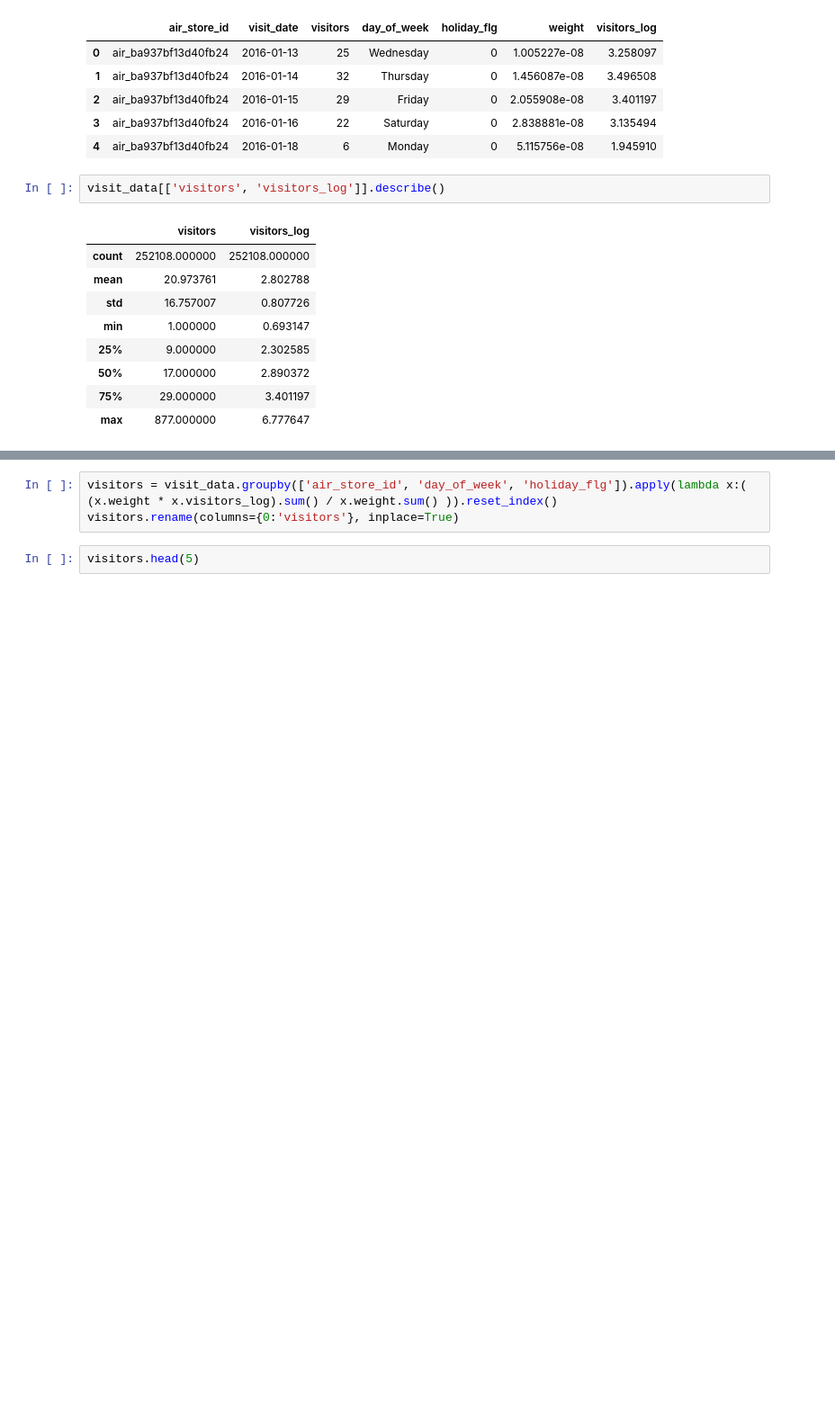
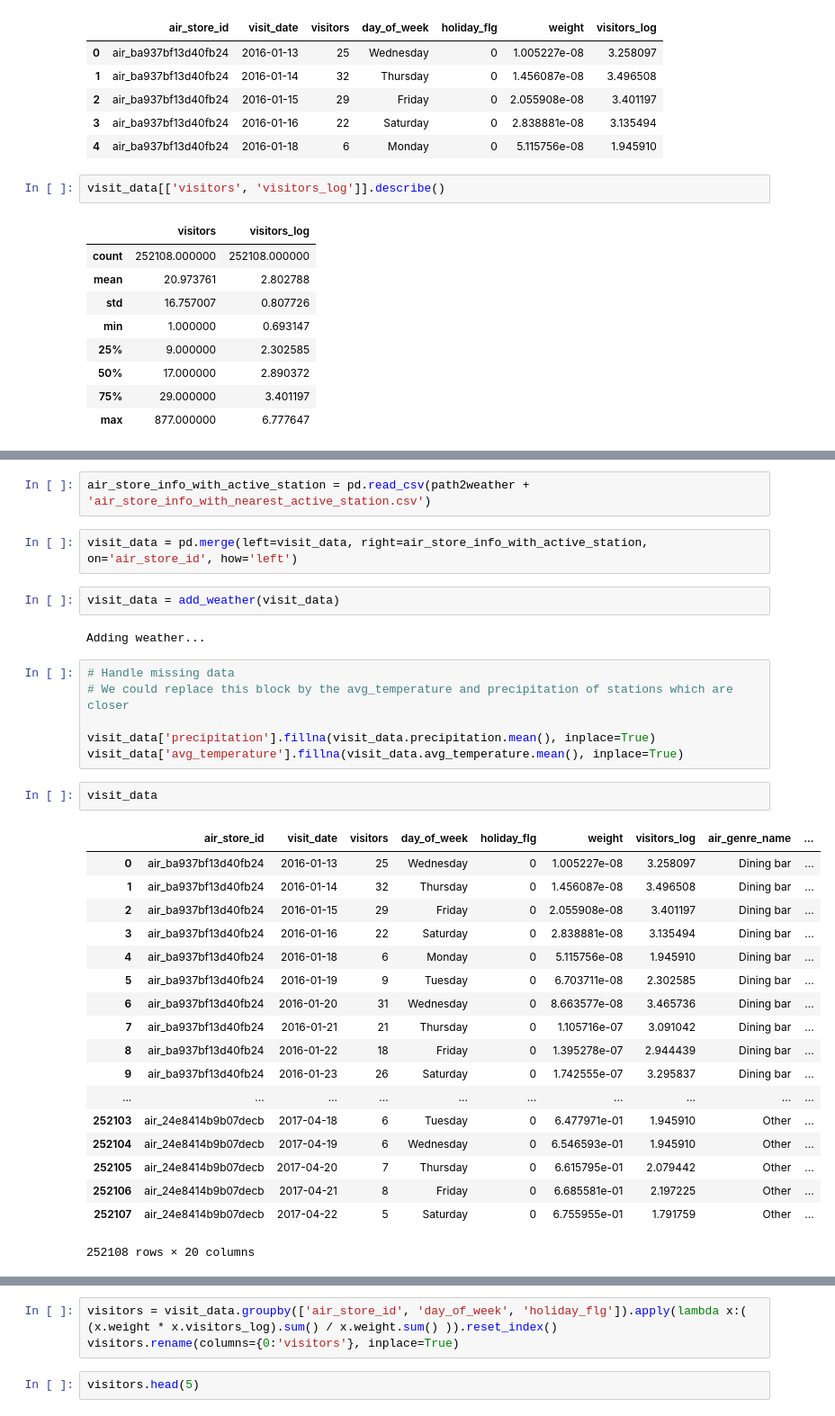
Before and after one commit to EulerFaria/Machine-Learning-Final-Project, a Jupyter notebook: Recruit Restaurant Visitor Forecasting.ipynb, the cells around one changed output, grey strips where cells are left out. Shown at 90% size. Cells and saved outputs as stored; diff of their text form; blank space fills up the shorter version.

Commit message:
included weather analysis

```diff
--- a/Recruit Restaurant Visitor Forecasting.ipynb
+++ b/Recruit Restaurant Visitor Forecasting.ipynb
@@ -130,3 +185,38 @@ visit_data[['visitors', 'visitors_log']].describe()
+# %%
+air_store_info_with_active_station = pd.read_csv(path2weather + 'air_store_info_with_nearest_active_station.csv')
+# %%
+visit_data = pd.merge(left=visit_data, right=air_store_info_with_active_station, on='air_store_id', how='left')
+# %%
+visit_data = add_weather(visit_data)
+# %% [output]
+Adding weather...
+# %%
+# Handle missing data
+# We could replace this block by the avg_temperature and precipitation of stations which are closer
+
+visit_data['precipitation'].fillna(visit_data.precipitation.mean(), inplace=True)
+visit_data['avg_temperature'].fillna(visit_data.avg_temperature.mean(), inplace=True)
+# %%
+visit_data
+# %% [output]
+|  | air_store_id | visit_date | visitors | day_of_week | holiday_flg | weight | visitors_log | air_genre_name | ... |
+| 0 | air_ba937bf13d40fb24 | 2016-01-13 | 25 | Wednesday | 0 | 1.005227e-08 | 3.258097 | Dining bar | ... |
+| 1 | air_ba937bf13d40fb24 | 2016-01-14 | 32 | Thursday | 0 | 1.456087e-08 | 3.496508 | Dining bar | ... |
+| 2 | air_ba937bf13d40fb24 | 2016-01-15 | 29 | Friday | 0 | 2.055908e-08 | 3.401197 | Dining bar | ... |
+| 3 | air_ba937bf13d40fb24 | 2016-01-16 | 22 | Saturday | 0 | 2.838881e-08 | 3.135494 | Dining bar | ... |
+| 4 | air_ba937bf13d40fb24 | 2016-01-18 | 6 | Monday | 0 | 5.115756e-08 | 1.945910 | Dining bar | ... |
+| 5 | air_ba937bf13d40fb24 | 2016-01-19 | 9 | Tuesday | 0 | 6.703711e-08 | 2.302585 | Dining bar | ... |
+| 6 | air_ba937bf13d40fb24 | 2016-01-20 | 31 | Wednesday | 0 | 8.663577e-08 | 3.465736 | Dining bar | ... |
+| 7 | air_ba937bf13d40fb24 | 2016-01-21 | 21 | Thursday | 0 | 1.105716e-07 | 3.091042 | Dining bar | ... |
+| 8 | air_ba937bf13d40fb24 | 2016-01-22 | 18 | Friday | 0 | 1.395278e-07 | 2.944439 | Dining bar | ... |
+| 9 | air_ba937bf13d40fb24 | 2016-01-23 | 26 | Saturday | 0 | 1.742555e-07 | 3.295837 | Dining bar | ... |
+| ... | ... | ... | ... | ... | ... | ... | ... | ... | ... |
+| 252103 | air_24e8414b9b07decb | 2017-04-18 | 6 | Tuesday | 0 | 6.477971e-01 | 1.945910 | Other | ... |
+| 252104 | air_24e8414b9b07decb | 2017-04-19 | 6 | Wednesday | 0 | 6.546593e-01 | 1.945910 | Other | ... |
+| 252105 | air_24e8414b9b07decb | 2017-04-20 | 7 | Thursday | 0 | 6.615795e-01 | 2.079442 | Other | ... |
+| 252106 | air_24e8414b9b07decb | 2017-04-21 | 8 | Friday | 0 | 6.685581e-01 | 2.197225 | Other | ... |
+| 252107 | air_24e8414b9b07decb | 2017-04-22 | 5 | Saturday | 0 | 6.755955e-01 | 1.791759 | Other | ... |
+252108 rows × 20 columns
 # %%
 print('Dataset shape: {}'.format(visit_data.shape))
 # %% [output]
```
Also changed, not shown: parts of 9 cells of this notebook.
